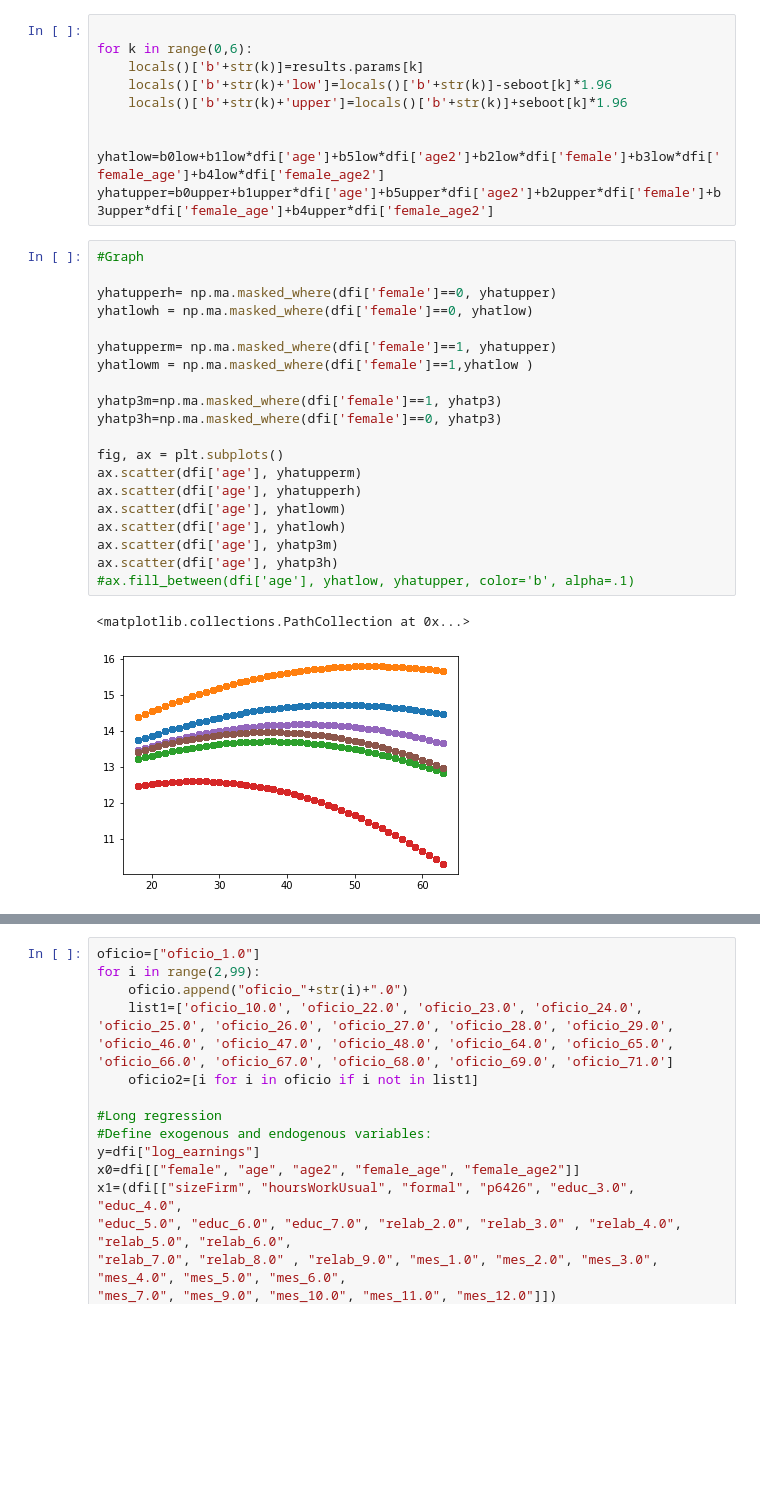
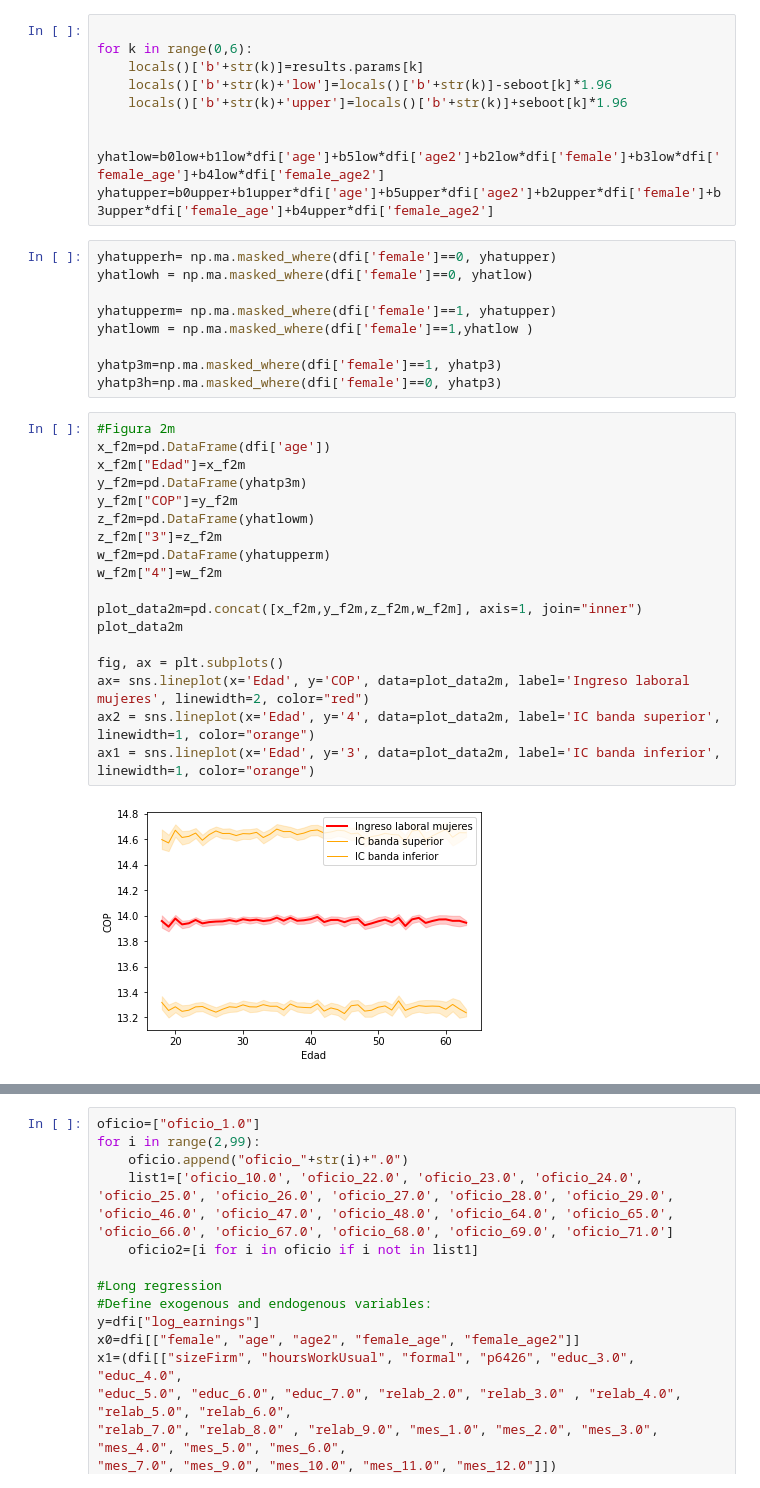
Before and after one commit to sdpinilla18/PS1_BD-ML, a Jupyter notebook: PS1_BD.ipynb, the cells around one changed output, grey strips where cells are left out. Drawn from its saved outputs; the diff is of its cells as text; blank space fills up the shorter version.

```diff
--- a/PS1_BD.ipynb
+++ b/PS1_BD.ipynb
@@ -410,8 +421,6 @@ for k in range(0,6):
 yhatlow=b0low+b1low*dfi['age']+b5low*dfi['age2']+b2low*dfi['female']+b3low*dfi['female_age']+b4low*dfi['female_age2']
 yhatupper=b0upper+b1upper*dfi['age']+b5upper*dfi['age2']+b2upper*dfi['female']+b3upper*dfi['female_age']+b4upper*dfi['female_age2']
 # %%
-#Graph
-
 yhatupperh= np.ma.masked_where(dfi['female']==0, yhatupper)
 yhatlowh = np.ma.masked_where(dfi['female']==0, yhatlow)
 
@@ -420,15 +429,23 @@ yhatlowm = np.ma.masked_where(dfi['female']==1,yhatlow )
 
 yhatp3m=np.ma.masked_where(dfi['female']==1, yhatp3)
 yhatp3h=np.ma.masked_where(dfi['female']==0, yhatp3)
-
-fig, ax = plt.subplots()
-ax.scatter(dfi['age'], yhatupperm)
-ax.scatter(dfi['age'], yhatupperh)
-ax.scatter(dfi['age'], yhatlowm)
-ax.scatter(dfi['age'], yhatlowh)
-ax.scatter(dfi['age'], yhatp3m)
-ax.scatter(dfi['age'], yhatp3h)
-#ax.fill_between(dfi['age'], yhatlow, yhatupper, color='b', alpha=.1)
-# %% [output]
-<matplotlib.collections.PathCollection at 0x...>
-[figure, removed]
+# %%
+#Figura 2m
+x_f2m=pd.DataFrame(dfi['age'])
+x_f2m["Edad"]=x_f2m
+y_f2m=pd.DataFrame(yhatp3m)
+y_f2m["COP"]=y_f2m
+z_f2m=pd.DataFrame(yhatlowm)
+z_f2m["3"]=z_f2m
+w_f2m=pd.DataFrame(yhatupperm)
+w_f2m["4"]=w_f2m
+
+plot_data2m=pd.concat([x_f2m,y_f2m,z_f2m,w_f2m], axis=1, join="inner")
+plot_data2m
+
+fig, ax = plt.subplots()
+ax= sns.lineplot(x='Edad', y='COP', data=plot_data2m, label='Ingreso laboral mujeres', linewidth=2, color="red")
+ax2 = sns.lineplot(x='Edad', y='4', data=plot_data2m, label='IC banda superior', linewidth=1, color="orange")
+ax1 = sns.lineplot(x='Edad', y='3', data=plot_data2m, label='IC banda inferior', linewidth=1, color="orange")
+# %% [output]
+[figure, added]
```
Also changed, not shown: parts of 10 cells of this notebook.
